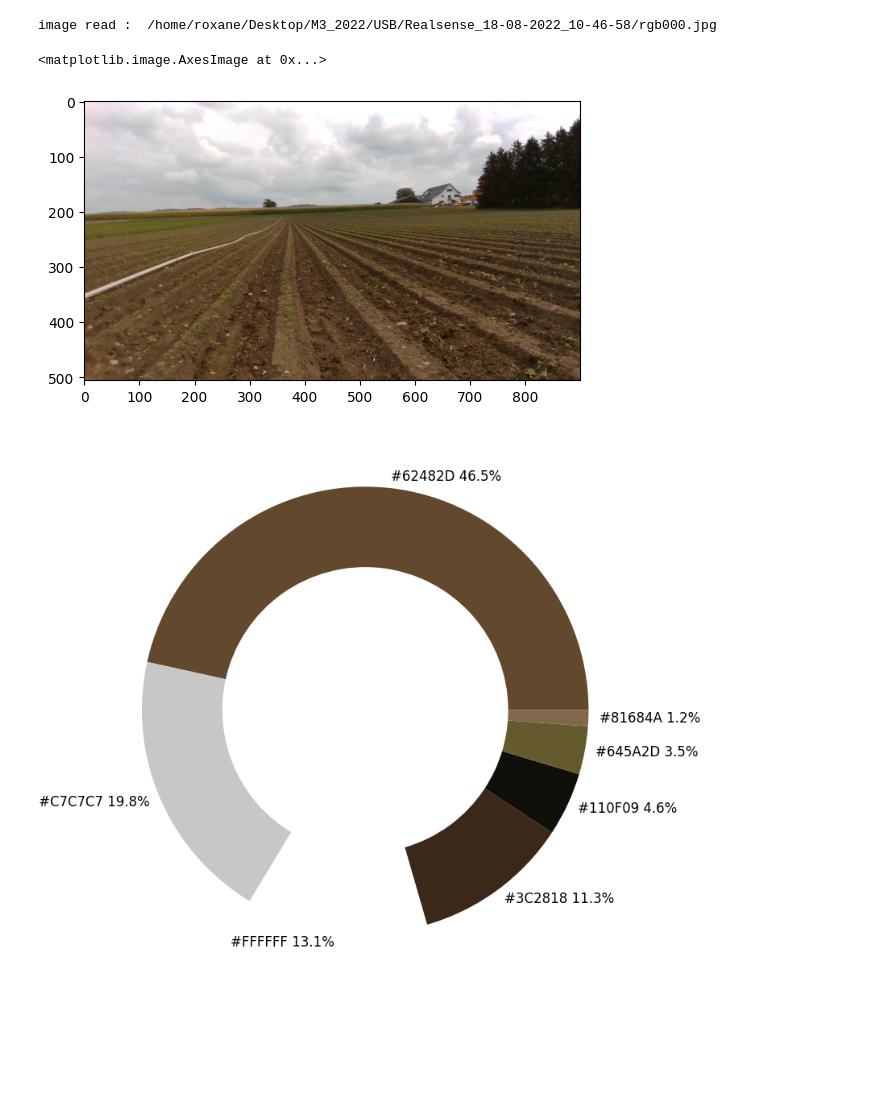
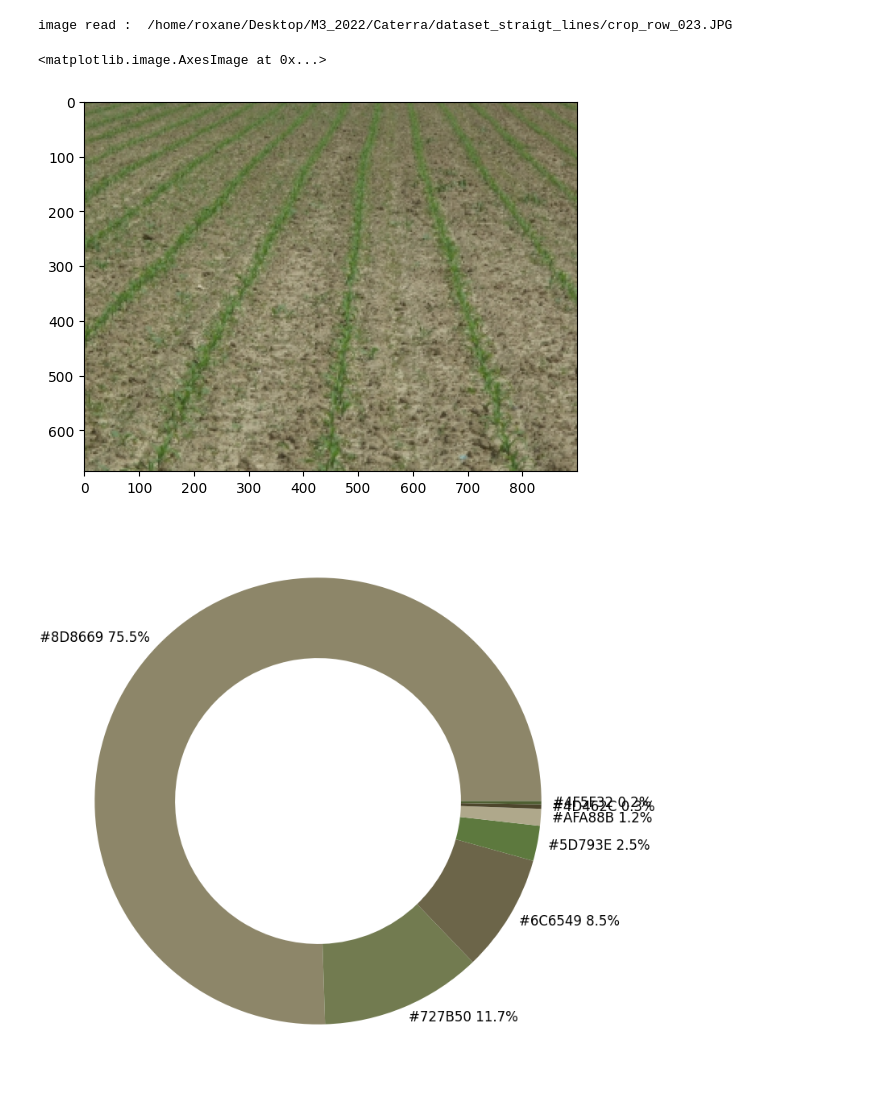
Before and after one commit to rmerat/Caterra-1, a Jupyter notebook: new_test.ipynb, the cells around one changed output. Cells and saved outputs as stored; diff of their text form; code cells hidden in the pictures; blank space fills up the shorter version.

```diff
--- a/new_test.ipynb
+++ b/new_test.ipynb
@@ -517,16 +517,16 @@ def draw_ransac_lines(img_no_sky, offset, slope, best_mask_edge):
 
     return list_mask
 # %%
-image_folder = '/home/roxane/Desktop/M3_2022/USB/Realsense_18-08-2022_10-46-58'
-name_images = 'rgb000.jpg'
+image_folder = '/home/roxane/Desktop/M3_2022/Caterra/dataset_straigt_lines'
+name_images = 'crop_row_023.JPG'
 
 sing_image = obtain_images(name_images, image_folder, SING_IMG)[0]
 sing_image = cv2.cvtColor(sing_image, cv2.COLOR_BGR2RGB)
 plt.imshow(sing_image)
 # %% [output]
-image read :  /home/roxane/Desktop/M3_2022/USB/Realsense_18-08-2022_10-46-58/rgb000.jpg
+image read :  /home/roxane/Desktop/M3_2022/Caterra/dataset_straigt_lines/crop_row_023.JPG
 <matplotlib.image.AxesImage at 0x...>
-[figure, old version]
+[figure, new version]
 # %%
 img = sing_image
 img_no_sky = sing_image
@@ -538,7 +538,7 @@ donuts(colors_x)
 
 img_no_sky_lab = skimage.color.rgb2lab(img_no_sky/255)
 # %% [output]
-[figure, old version]
+[figure, new version]
 # %%
 diff_norm = diff_norm_new = float('inf')
 for col in colors_rgb:
```
Also changed, not shown: parts of 11 cells of this notebook, 3 other files.
